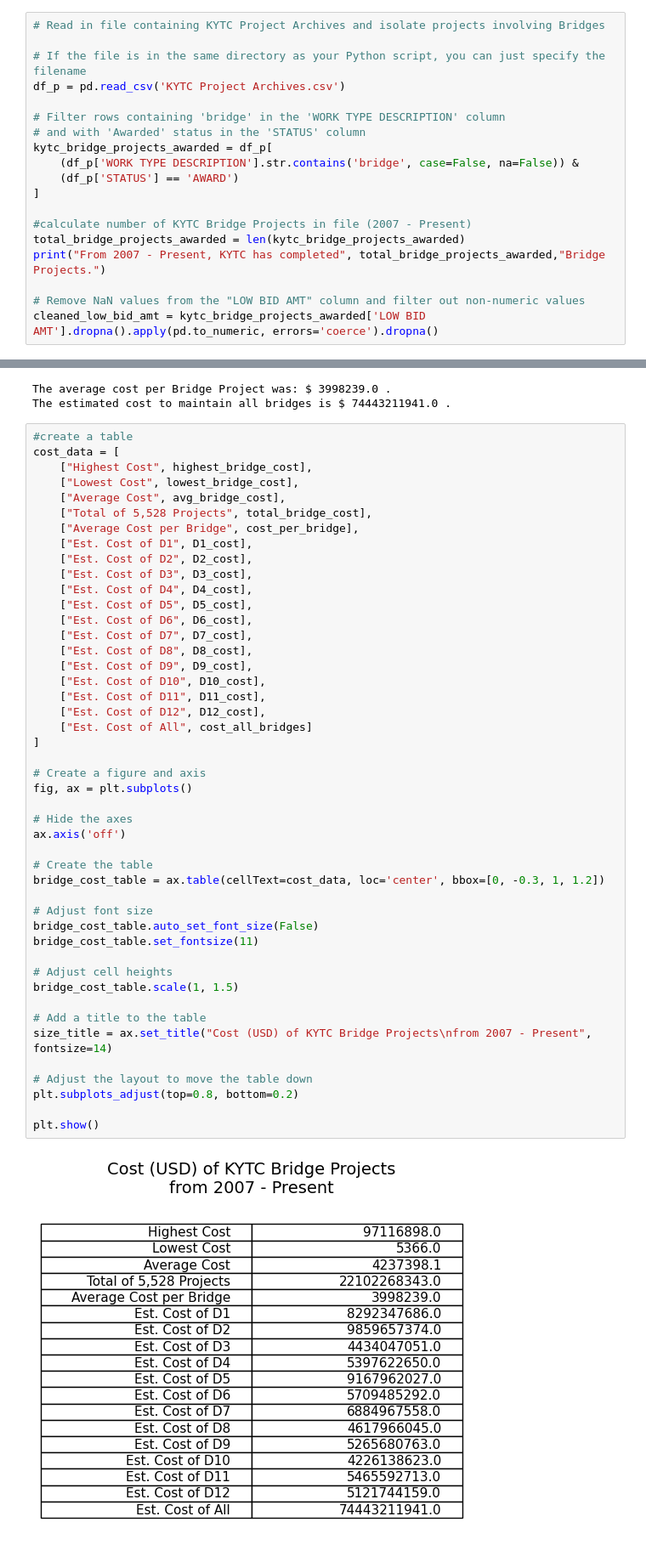
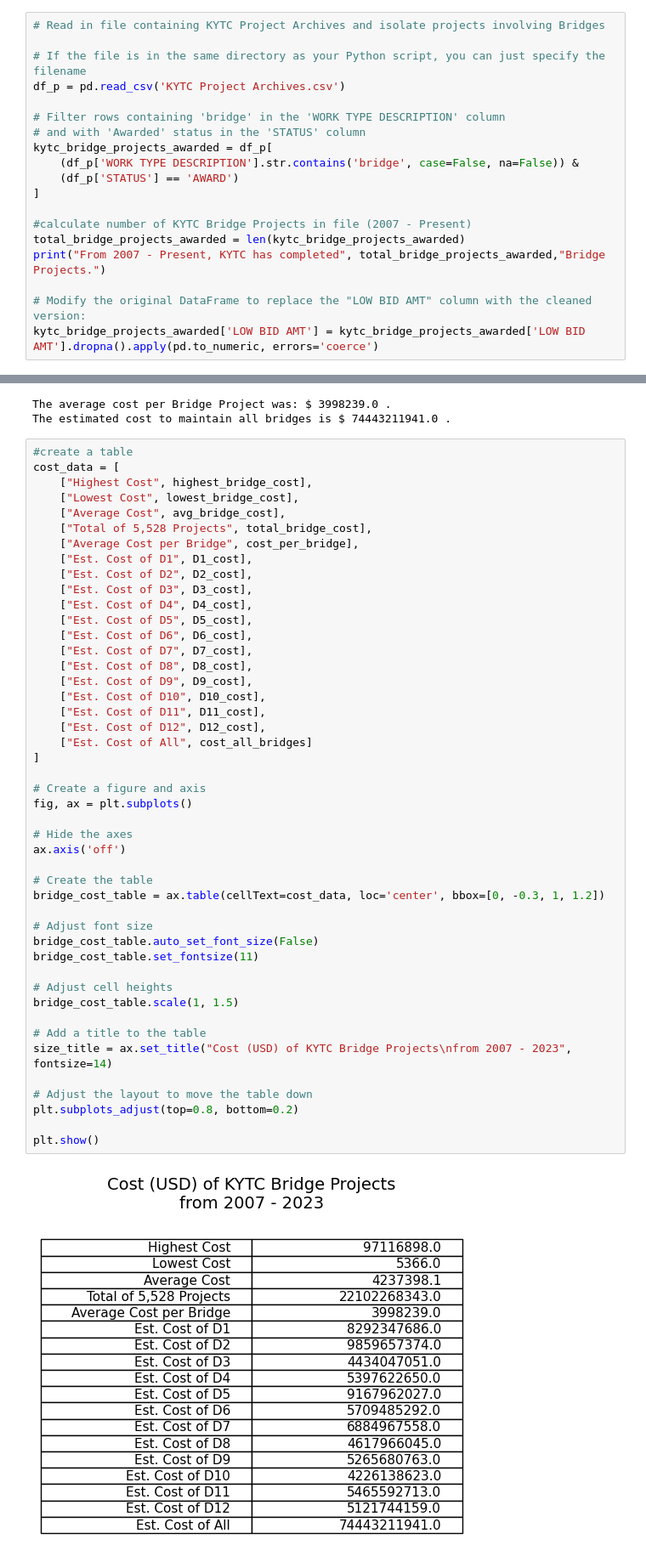
Before and after one commit to DaveenK/KYTC_Bridges, a Jupyter notebook: ky-bridge-analysis-DaveenKnue.ipynb, the cells around one changed output, grey strips where cells are left out. Shown at 85% size. Saved outputs shown, nothing was run; the diff lists cells and outputs as text.

```diff
--- a/ky-bridge-analysis-DaveenKnue.ipynb
+++ b/ky-bridge-analysis-DaveenKnue.ipynb
@@ -370,8 +370,8 @@ kytc_bridge_projects_awarded = df_p[
 total_bridge_projects_awarded = len(kytc_bridge_projects_awarded)
 print("From 2007 - Present, KYTC has completed", total_bridge_projects_awarded,"Bridge Projects.")
 
-# Remove NaN values from the "LOW BID AMT" column and filter out non-numeric values
-cleaned_low_bid_amt = kytc_bridge_projects_awarded['LOW BID AMT'].dropna().apply(pd.to_numeric, errors='coerce').dropna()
+# Modify the original DataFrame to replace the "LOW BID AMT" column with the cleaned version:
+kytc_bridge_projects_awarded['LOW BID AMT'] = kytc_bridge_projects_awarded['LOW BID AMT'].dropna().apply(pd.to_numeric, errors='coerce')
 # %% [output]
 From 2007 - Present, KYTC has completed 5528 Bridge Projects.
 # %%
@@ -439,32 +439,32 @@ cost_data = [
     ["Est. Cost of D9", D9_cost],
     ["Est. Cost of D10", D10_cost],
     ["Est. Cost of D11", D11_cost],
     ["Est. Cost of D12", D12_cost],
     ["Est. Cost of All", cost_all_bridges]
 ]
 
 # Create a figure and axis
 fig, ax = plt.subplots()
 
 # Hide the axes
 ax.axis('off')
 
 # Create the table
 bridge_cost_table = ax.table(cellText=cost_data, loc='center', bbox=[0, -0.3, 1, 1.2])
 
 # Adjust font size
 bridge_cost_table.auto_set_font_size(False)
 bridge_cost_table.set_fontsize(11)
 
 # Adjust cell heights
 bridge_cost_table.scale(1, 1.5)
 
 # Add a title to the table
-size_title = ax.set_title("Cost (USD) of KYTC Bridge Projects\nfrom 2007 - Present", fontsize=14)
+size_title = ax.set_title("Cost (USD) of KYTC Bridge Projects\nfrom 2007 - 2023", fontsize=14)
 
 # Adjust the layout to move the table down
 plt.subplots_adjust(top=0.8, bottom=0.2)
 
 plt.show()
 # %% [output]
-[figure, old version]
+[figure, new version]
```
Also changed, not shown: parts of 3 cells of this notebook, 2 other files.
